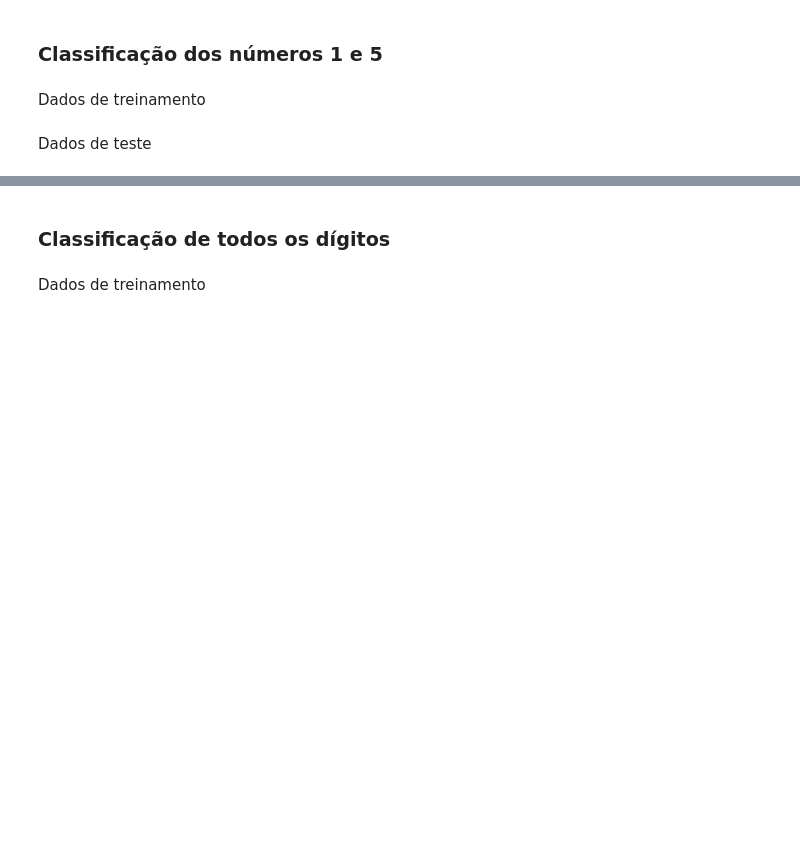
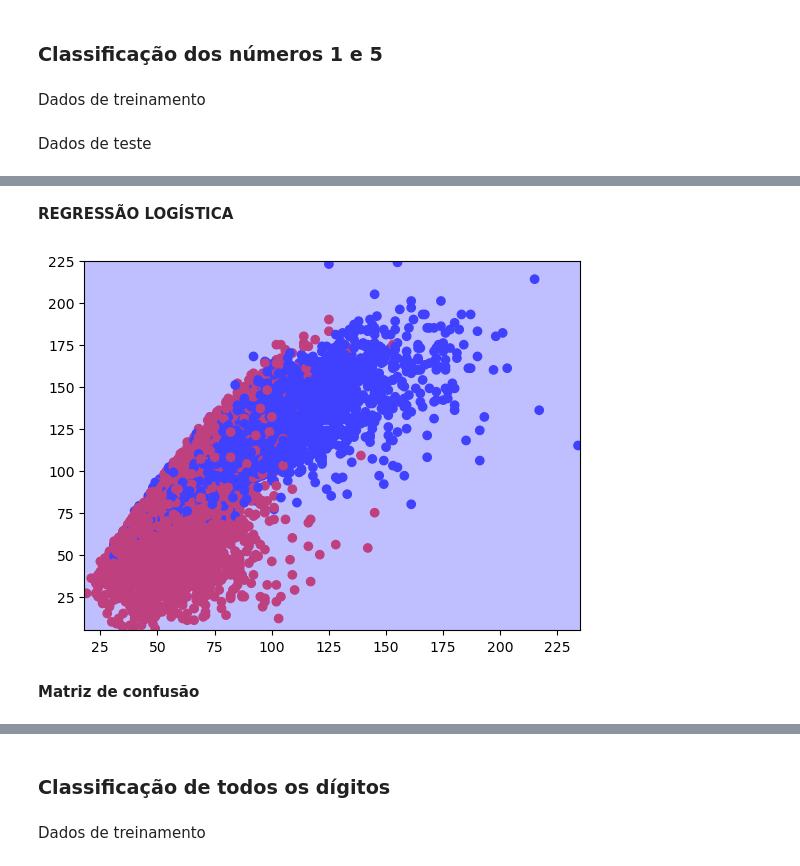
Before and after one commit to johnpaulnasc/Machine-Learning, a Jupyter notebook: 1º projeto/processing_data.ipynb, the cells around one changed output, grey strips where cells are left out. Saved outputs shown, nothing was run; the diff lists cells and outputs as text; code cells hidden in the pictures; blank space fills up the shorter version.

```diff
--- a/1º projeto/processing_data.ipynb
+++ b/1º projeto/processing_data.ipynb
@@ -23,0 +52,15 @@ FIRST_PIXEL = 1
+# %%
+class LinearRegression:
+  def fit(self, _X, _y):
+    xT = np.transpose(_X)
+    xTx = np.linalg.inv(np.dot(xT, _X))
+    pseudo_inverse = np.dot(xTx, xT)
+    self.w = np.dot(pseudo_inverse, _y)
+
+  def predict(self, X):
+    return [ 1 if(1 - np.exp(-(self.__hypothesis_function(x))) >= 0.5) else -1 for x in X]
+
+  # Private Methods
+
+  def __hypothesis_function(self, x):
+    return np.dot(np.transpose(self.w), x)
@@ -91,0 +225,5 @@ for image in images:
+# %%
+# LINEAR REGRESSION
+
+lr = LinearRegression()
+lr.fit(new_train_df[:, 1:], new_train_df[:, 0])
@@ -91,0 +258,8 @@ for image in images:
+# %% [markdown]
+**REGRESSÃO LOGÍSTICA**
+# %%
+plot_linear_classifier(new_train_df[:, 1:], new_train_df[:, 0], lr.getW(), 50)
+# %% [output]
+[figure, added]
+# %% [markdown]
+**Matriz  de confusão**
```
Also changed, not shown: parts of 22 cells of this notebook.
